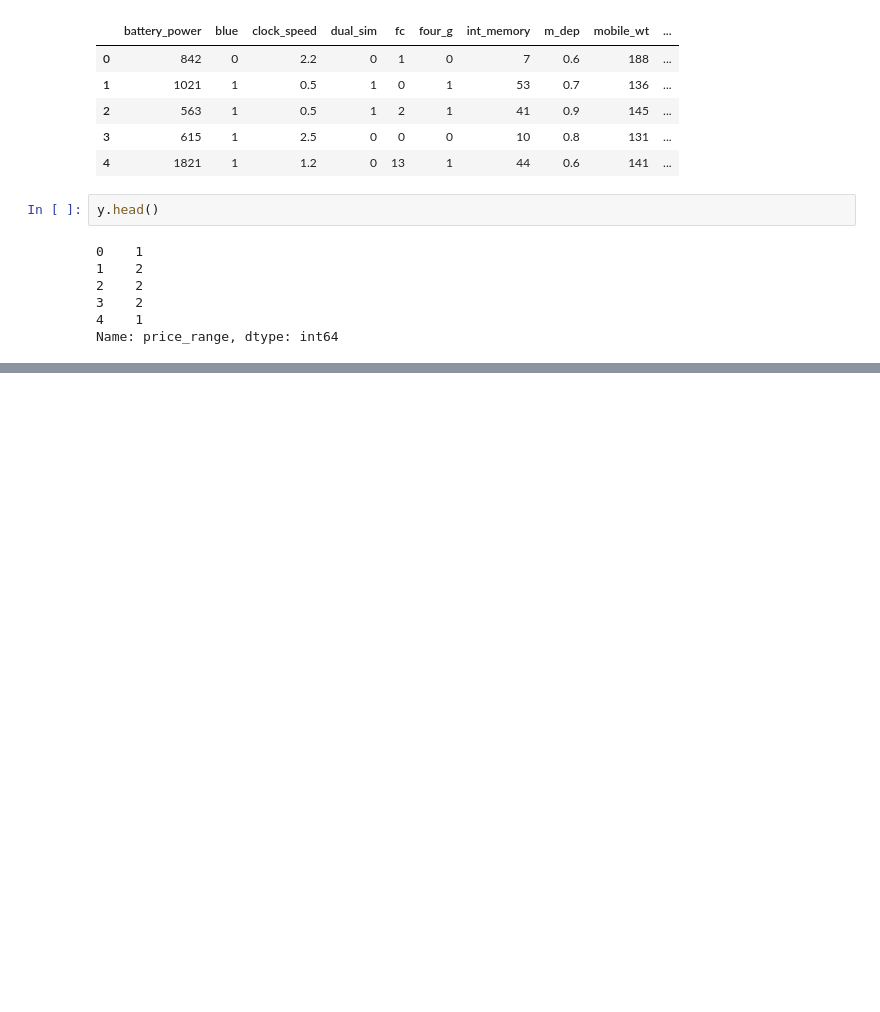
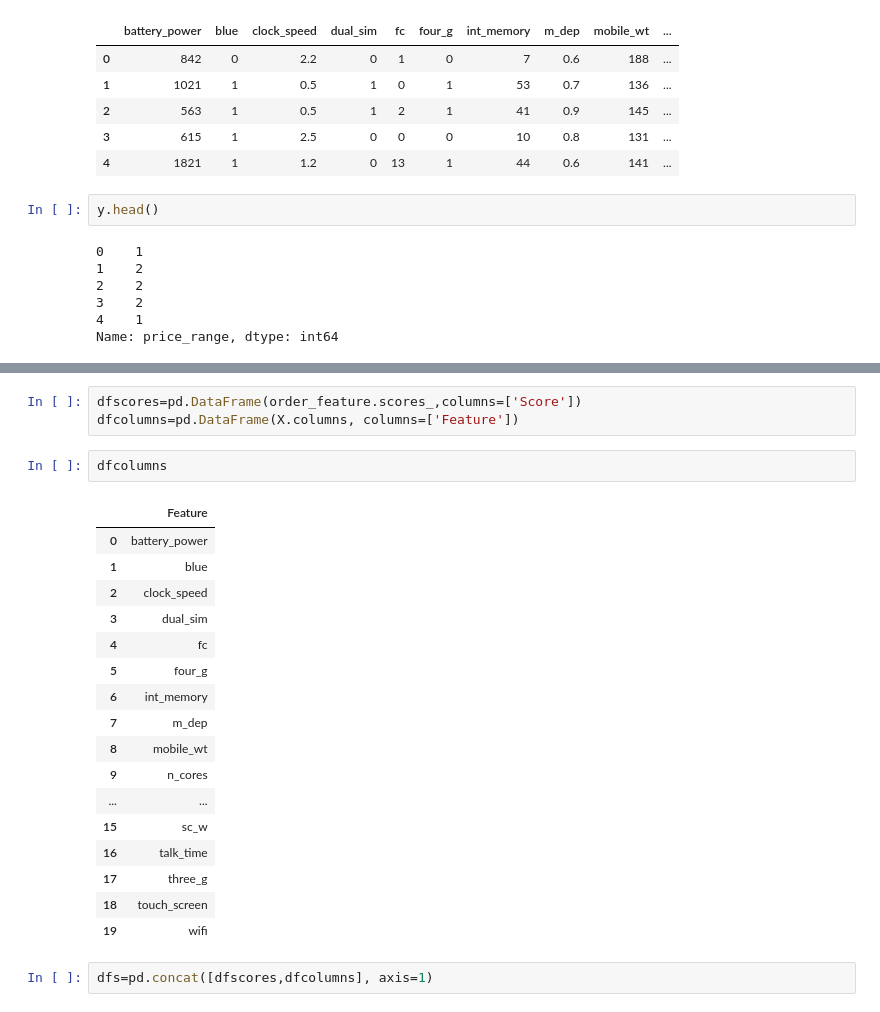
Before and after one commit to mayurimamdi/MobilePricePred, a Jupyter notebook: notebook/EDA.ipynb, the cells around one changed output, grey strips where cells are left out. Drawn from its saved outputs; the diff is of its cells as text; blank space fills up the shorter version.

```diff
--- a/notebook/EDA.ipynb
+++ b/notebook/EDA.ipynb
@@ -38,0 +58,25 @@ Name: price_range, dtype: int64
+# %%
+dfscores=pd.DataFrame(order_feature.scores_,columns=['Score'])
+dfcolumns=pd.DataFrame(X.columns, columns=['Feature'])
+# %%
+dfcolumns
+# %% [output]
+|  | Feature |
+| 0 | battery_power |
+| 1 | blue |
+| 2 | clock_speed |
+| 3 | dual_sim |
+| 4 | fc |
+| 5 | four_g |
+| 6 | int_memory |
+| 7 | m_dep |
+| 8 | mobile_wt |
+| 9 | n_cores |
+| ... | ... |
+| 15 | sc_w |
+| 16 | talk_time |
+| 17 | three_g |
+| 18 | touch_screen |
+| 19 | wifi |
+# %%
+dfs=pd.concat([dfscores,dfcolumns], axis=1)
```
Also changed, not shown: parts of 12 cells of this notebook.
